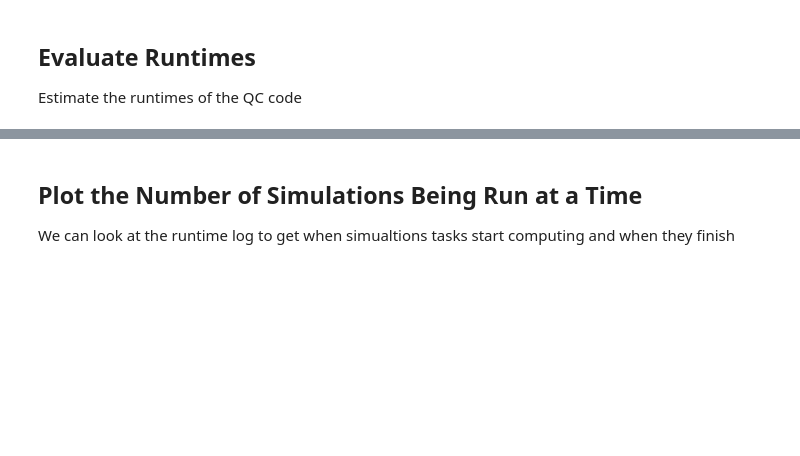
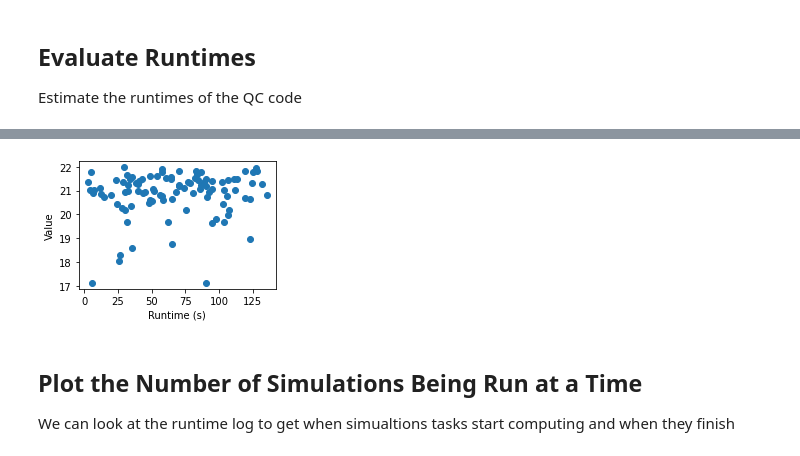
Before and after one commit to exalearn/colmena, a Jupyter notebook: demo_apps/reallocation-example/1_plot-run-data.ipynb, the cells around one changed output, grey strips where cells are left out. Saved outputs shown, nothing was run; the diff lists cells and outputs as text; code cells hidden in the pictures; blank space fills up the shorter version.

```diff
--- a/demo_apps/reallocation-example/1_plot-run-data.ipynb
+++ b/demo_apps/reallocation-example/1_plot-run-data.ipynb
@@ -73,3 +88,13 @@ fig.tight_layout()
+# %%
+fig, ax = plt.subplots(figsize=(3.5, 2.5))
+
+ax.scatter(result_data['walltime'], result_data['value'])
+
+ax.set_xlabel('Runtime (s)')
+ax.set_ylabel('Value')
+fig.tight_layout()
+# %% [output]
+[figure, added]
 # %% [markdown]
 ## Plot the Number of Simulations Being Run at a Time
 We can look at the runtime log to get when simualtions tasks start computing and when they finish
```
Also changed, not shown: parts of 8 cells of this notebook, 25 other files.
